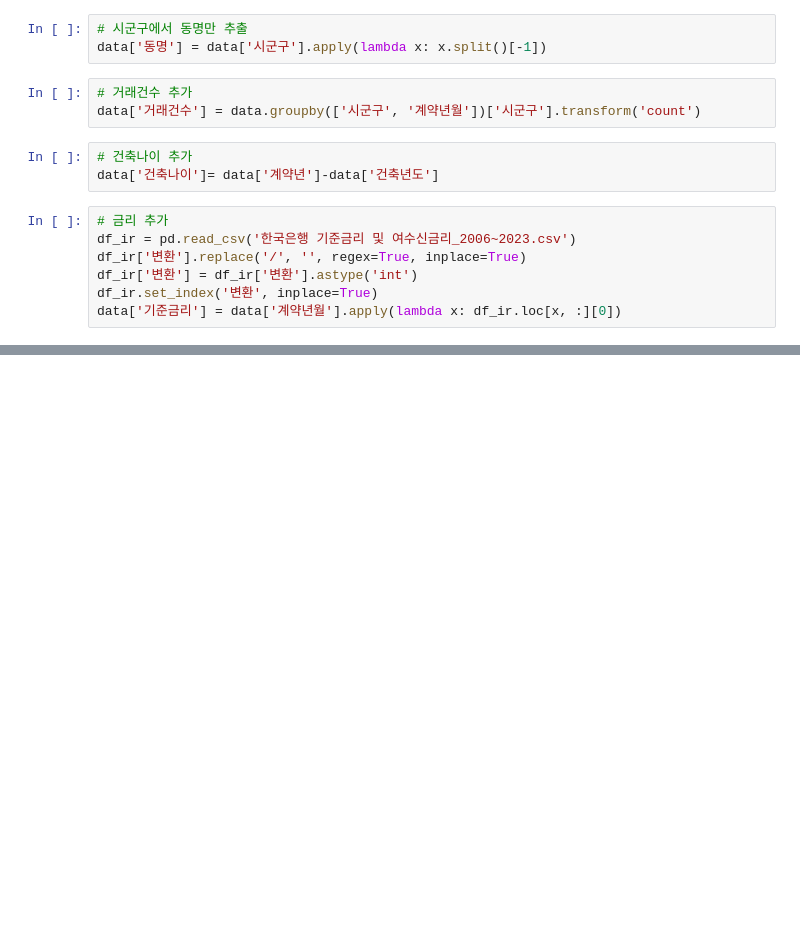
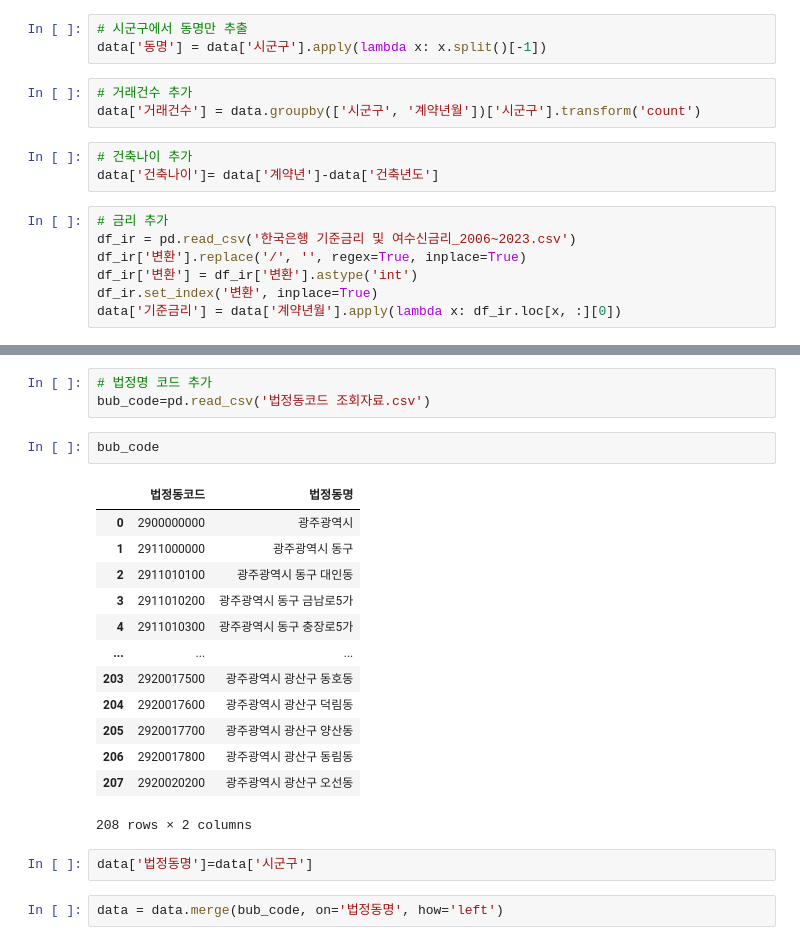
Before and after one commit to 2023-AISCHOOL-APP/araboraGJapt, a Jupyter notebook: byeongmin/2.데이터 수집 및 전처리/전처리 진행중.ipynb, the cells around one changed output, grey strips where cells are left out. Saved outputs shown, nothing was run; the diff lists cells and outputs as text; blank space fills up the shorter version.

```diff
--- a/byeongmin/2.데이터 수집 및 전처리/전처리 진행중.ipynb
+++ b/byeongmin/2.데이터 수집 및 전처리/전처리 진행중.ipynb
@@ -46,3 +46,26 @@ data.head()
 | 2 | 광주광역시 광산구 도산동 | 대주피오레1차 | 84.9800 | 202305 | 2023 | 31 | 22,350 | 5 | 2000 | 23 | 도산동 | ... |
 | 3 | 광주광역시 광산구 도산동 | 대주피오레2차 | 84.7575 | 202305 | 2023 | 9 | 22,400 | 5 | 2001 | 22 | 도산동 | ... |
 | 4 | 광주광역시 광산구 도산동 | 대주피오레2차 | 84.7575 | 202305 | 2023 | 13 | 22,000 | 13 | 2001 | 22 | 도산동 | ... |
+# %%
+# 법정명 코드 추가
+bub_code=pd.read_csv('법정동코드 조회자료.csv')
+# %%
+bub_code
+# %% [output]
+|  | 법정동코드 | 법정동명 |
+| 0 | 2900000000 | 광주광역시 |
+| 1 | 2911000000 | 광주광역시 동구 |
+| 2 | 2911010100 | 광주광역시 동구 대인동 |
+| 3 | 2911010200 | 광주광역시 동구 금남로5가 |
+| 4 | 2911010300 | 광주광역시 동구 충장로5가 |
+| ... | ... | ... |
+| 203 | 2920017500 | 광주광역시 광산구 동호동 |
+| 204 | 2920017600 | 광주광역시 광산구 덕림동 |
+| 205 | 2920017700 | 광주광역시 광산구 양산동 |
+| 206 | 2920017800 | 광주광역시 광산구 동림동 |
+| 207 | 2920020200 | 광주광역시 광산구 오선동 |
+208 rows × 2 columns
+# %%
+data['법정동명']=data['시군구']
+# %%
+data = data.merge(bub_code, on='법정동명', how='left')
```
Also changed, not shown: parts of 13 cells of this notebook, 4 other files.
